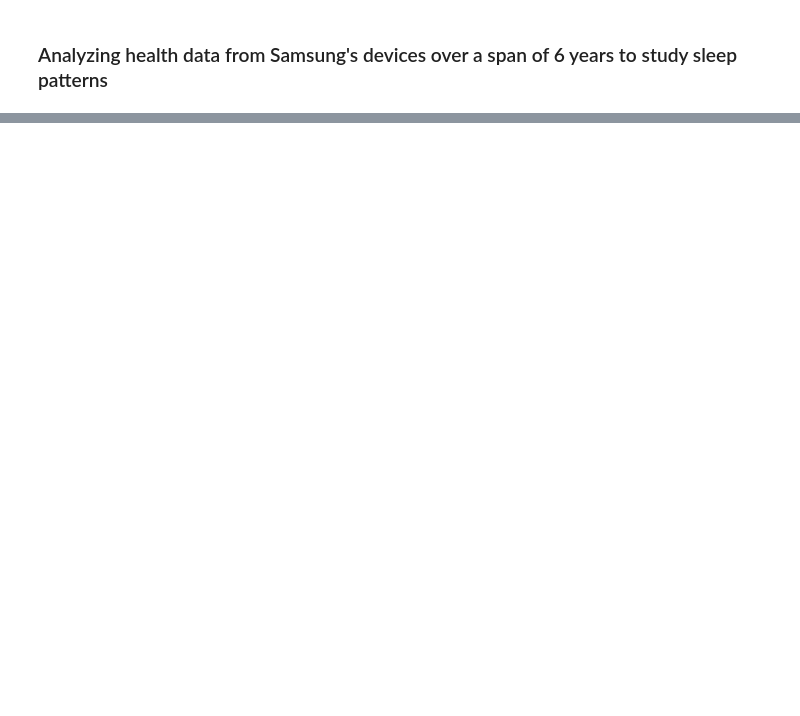
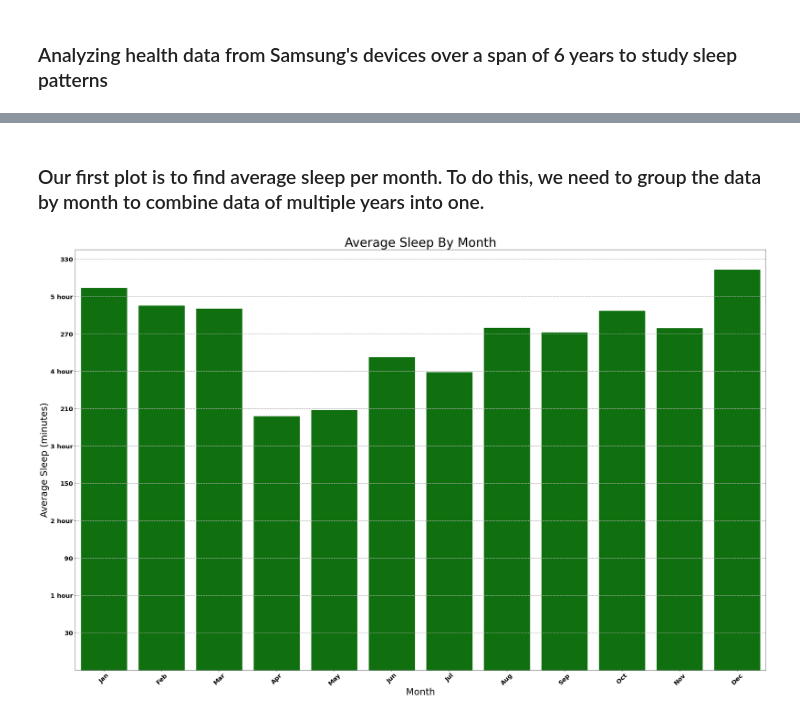
Before and after one commit to aizazurrahman/Sleep_Analysis, a Jupyter notebook: Sleep Analysis.ipynb, the cells around one changed output, grey strips where cells are left out. Cells and saved outputs as stored; diff of their text form; code cells hidden in the pictures; blank space fills up the shorter version.

```diff
--- a/Sleep Analysis.ipynb
+++ b/Sleep Analysis.ipynb
@@ -127,0 +66,54 @@ plt.show()
+# %% [markdown]
+### Our first plot is to find average sleep per month. To do this, we need to group the data by month to combine data of multiple years into one.
+# %%
+# With 'date' column in datetime format
+sleep['Month'] = sleep['date'].dt.to_period('M')
+
+# Calculate total sleep time in minutes
+sleep['total_sleep_minutes'] = sleep['hours'] * 60 + sleep['minutes']
+
+# Calculate average sleep per month
+average_sleep_per_month = sleep.groupby('Month')['total_sleep_minutes'].mean().reset_index()
+
+# Grouping by month across all years
+monthly_average_sleep = average_sleep_per_month.groupby(average_sleep_per_month['Month'].dt.month)['total_sleep_minutes'].mean().reset_index()
+
+# Define a custom colormap ranging from light grey to black based on average sleep duration
+min_avg = monthly_average_sleep['total_sleep_minutes'].min()
+max_avg = monthly_average_sleep['total_sleep_minutes'].max()
+
+cmap = mcolors.LinearSegmentedColormap.from_list("CustomMap", [(0, 'lightgrey'), (1, 'black')])
+
+# Normalize average sleep durations to range between 0 and 1 for colormap usage
+normalized = (monthly_average_sleep['total_sleep_minutes'] - min_avg) / (max_avg - min_avg)
+
+# Plotting with Seaborn using the custom colormap
+plt.figure(figsize=(40, 25))  # Maintain the larger figure size
+ax = sns.barplot(x='Month', y='total_sleep_minutes', data=monthly_average_sleep, color='green')
+
+# Rotate x-labels for better readability
+plt.xticks(rotation=45)
+
+# Adjust font sizes for better readability
+plt.title('Average Sleep By Month', fontsize=40)
+plt.xlabel('Month', fontsize=30)
+plt.ylabel('Average Sleep (minutes)', fontsize=30)
+
+# Change month numbers to month names in x-axis labels
+ax.set_xticklabels([calendar.month_abbr[m] for m in range(1, 13)], fontsize=20, fontweight='bold')
+
+# Set y-axis ticks starting from 30 minutes with bold font, skipping 0 hour
+ticks = range(30, int(monthly_average_sleep['total_sleep_minutes'].max()) + 30, 30)
+tick_labels = [f'{i // 60} hour' if i % 60 == 0 else i for i in ticks]
+plt.yticks(ticks, tick_labels, fontsize=20, fontweight='bold')
+
+# Customize grid lines (dashed lines)
+plt.grid(axis='y', linestyle='--', linewidth=1.5)
+
+# Save the plot as an image
+#plt.savefig('average_sleep_per_month_large_green.png', dpi=300)  # Maintain the higher DPI
+
+# Show the plot
+plt.show()
+# %% [output]
+[figure, added]
```
Also changed, not shown: parts of 23 cells of this notebook.
